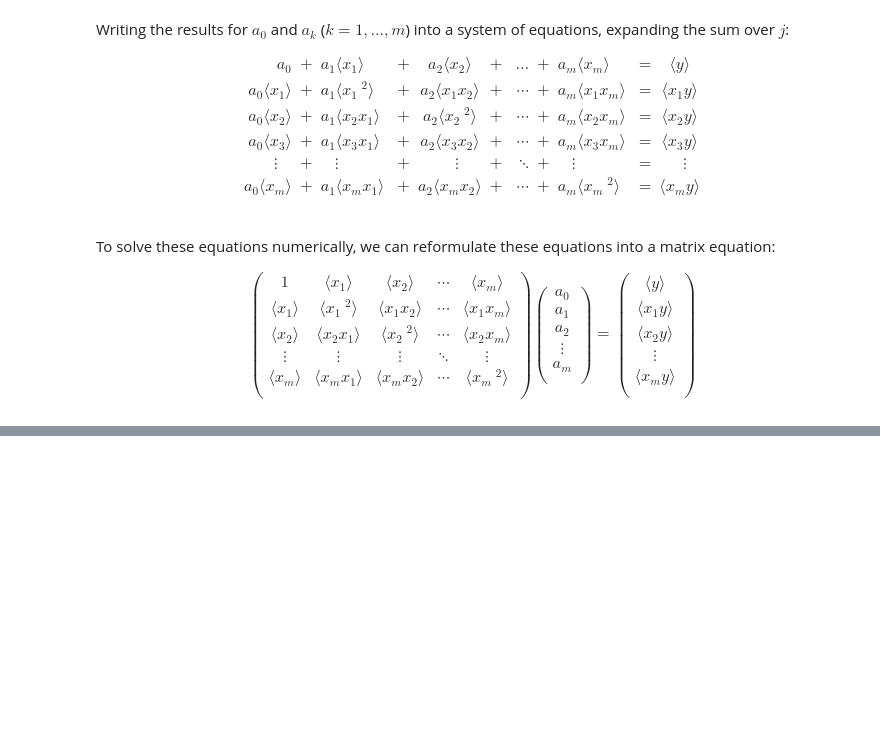
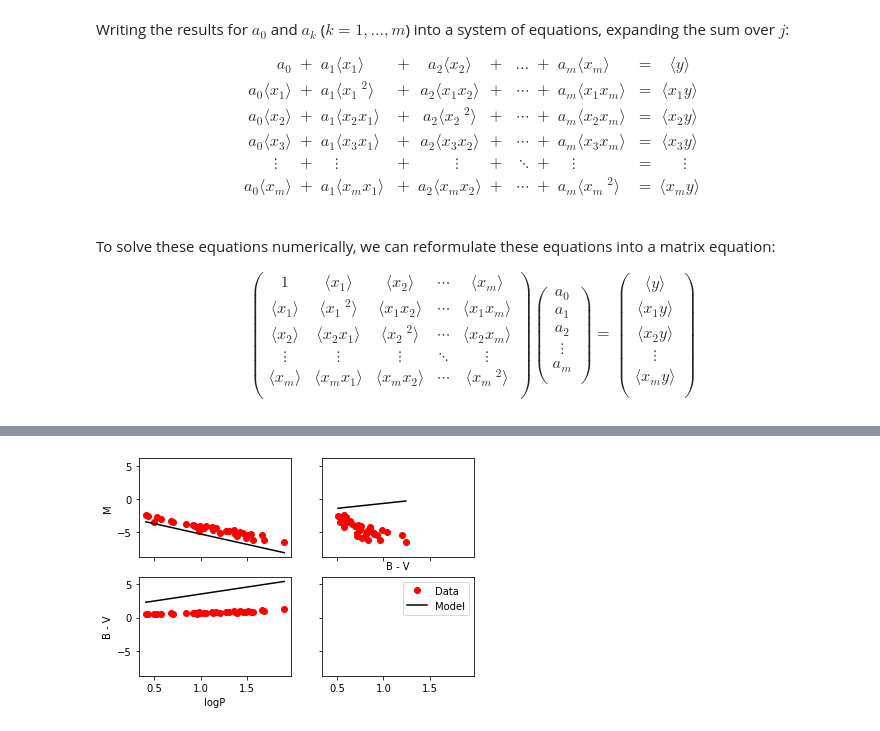
Before and after one commit to maystey/uct_nassp_cm2020, a Jupyter notebook: content/regression/multivariate-least-squares.ipynb, the cells around one changed output, grey strips where cells are left out. Cells and saved outputs as stored; diff of their text form; code cells hidden in the pictures; blank space fills up the shorter version.

```diff
--- a/content/regression/multivariate-least-squares.ipynb
+++ b/content/regression/multivariate-least-squares.ipynb
@@ -206,0 +369,9 @@ Notice that the left most matrix is symmetric about the diagonal, this can come
+# %%
+# Inner matrix
+
+for k in range(1, var_count):
+    for l in range(k, var_count):
+        X[k, l] = np.mean( data[:, k] * data[:, l] )
+
+        #Setting the value for the lower triangle
+        X[l, k] = X[k, l]
@@ -206,0 +407,10 @@ Notice that the left most matrix is symmetric about the diagonal, this can come
+# %%
+#Creating the Y column matrix:
+Y = np.matrix( np.zeros( (var_count, 1) ) )
+
+#First entry
+Y[0, 0] = np.mean(data[:,0])
+
+#The remainder of the entries
+for k in range(1, var_count):
+    Y[k, 0] = np.mean( data[:, k] * data[:, 0] )
@@ -206,0 +533,43 @@ Notice that the left most matrix is symmetric about the diagonal, this can come
+# %%
+import matplotlib.pyplot as plt
+
+fig, ax = plt.subplots(2, 2, sharex = True, sharey = True)
+
+# M as function of log P
+logP_arr1 = np.linspace(data[:,1].min(), data[:,1].max())
+M_arr1 = A[0,0] + A[1,0] * logP_arr1
+
+ax[0,0].plot(data[:, 1], data[:, 0], 'ro')
+ax[0,0].plot(logP_arr1, M_arr1, 'k-')
+
+ax[0,0].set_ylabel('M')
+
+
+# M as a function of (B-V)
+B_V_arr2 = np.linspace(data[:,2].min(), data[:,2].max())
+M_arr2 = A[0,0] + A[2,0]*B_V_arr2
+
+ax[0,1].plot(data[:, 2], data[:, 0], 'ro')
+ax[0,1].plot(B_V_arr2, M_arr2, 'k-')
+
+ax[0,1].set_xlabel('B - V')
+
+# (B - V) as a function of log P
+logP_arr3 = logP_arr1
+B_V_arr3 = -A[0,0]/A[2,0] - A[1,0]/A[2,0]*logP_arr3
+
+ax[1,0].plot(data[:,1], data[:, 2], 'ro')
+ax[1,0].plot(logP_arr3, B_V_arr3, 'k-')
+
+ax[1,0].set_xlabel('logP')
+ax[1,0].set_ylabel('B - V')
+
+#Placing the legend in the 4th set of axis
+ax[1,1].plot([], 'ro', label = 'Data')
+ax[1,1].plot([], 'k-', label = 'Model')
+
+ax[1,1].legend()
+
+plt.show()
+# %% [output]
+[figure, added]
```
Also changed, not shown: parts of 40 cells of this notebook, 53 other files.
